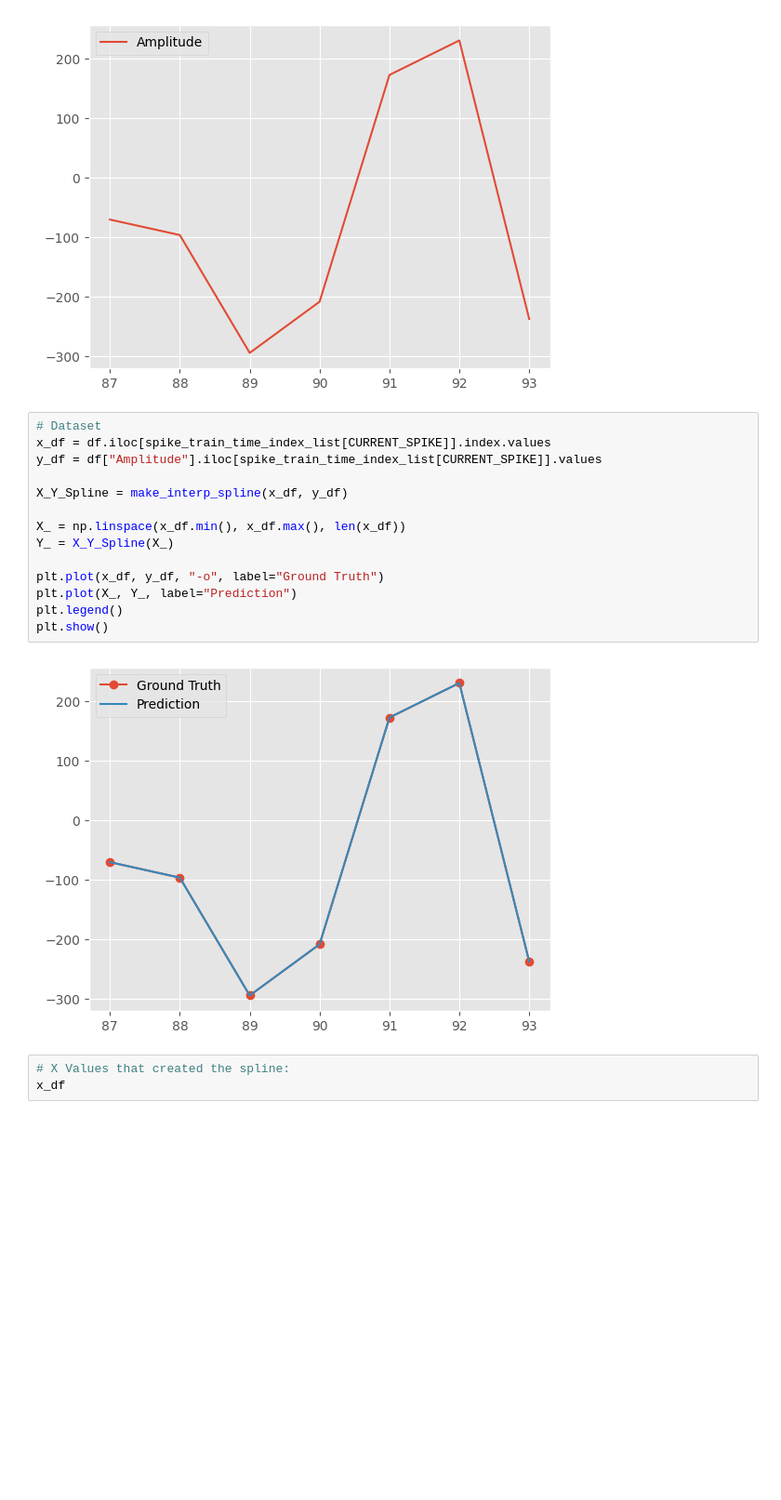
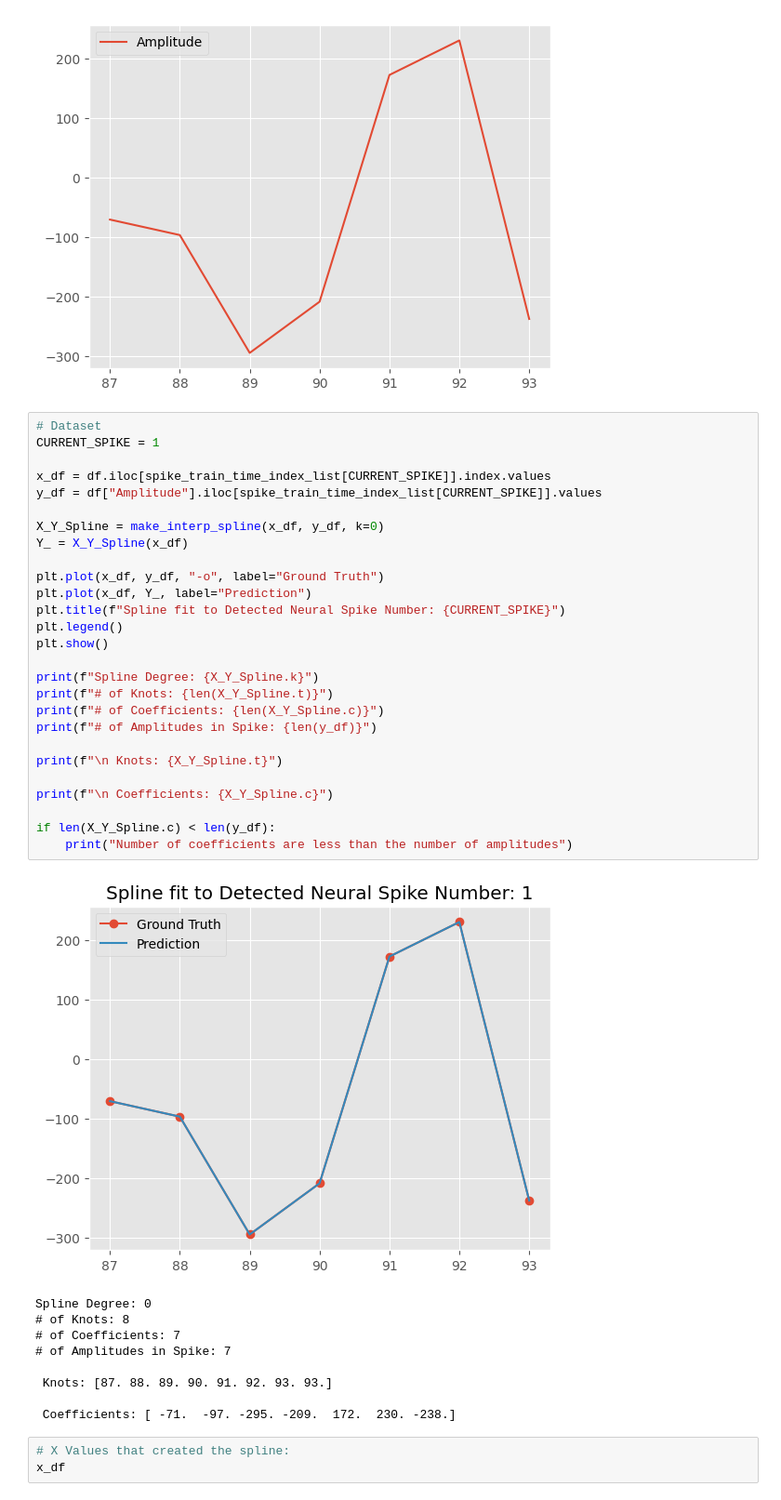
Before and after one commit to efwoods/Neuralink-Compression-Challenge, a Jupyter notebook: analysis/tutorials/polynomial-interpolation.ipynb, the cells around one changed output. Shown at 93% size. Drawn from its saved outputs; the diff is of its cells as text; blank space fills up the shorter version.

```diff
--- a/analysis/tutorials/polynomial-interpolation.ipynb
+++ b/analysis/tutorials/polynomial-interpolation.ipynb
@@ -733,20 +742,41 @@ df.iloc[spike_train_time_index_list[CURRENT_SPIKE]].plot()
 [figure]
 # %%
 # Dataset
+CURRENT_SPIKE = 1
+
 x_df = df.iloc[spike_train_time_index_list[CURRENT_SPIKE]].index.values
 y_df = df["Amplitude"].iloc[spike_train_time_index_list[CURRENT_SPIKE]].values
 
-X_Y_Spline = make_interp_spline(x_df, y_df)
-
-X_ = np.linspace(x_df.min(), x_df.max(), len(x_df))
-Y_ = X_Y_Spline(X_)
+X_Y_Spline = make_interp_spline(x_df, y_df, k=0)
+Y_ = X_Y_Spline(x_df)
 
 plt.plot(x_df, y_df, "-o", label="Ground Truth")
-plt.plot(X_, Y_, label="Prediction")
+plt.plot(x_df, Y_, label="Prediction")
+plt.title(f"Spline fit to Detected Neural Spike Number: {CURRENT_SPIKE}")
 plt.legend()
 plt.show()
+
+print(f"Spline Degree: {X_Y_Spline.k}")
+print(f"# of Knots: {len(X_Y_Spline.t)}")
+print(f"# of Coefficients: {len(X_Y_Spline.c)}")
+print(f"# of Amplitudes in Spike: {len(y_df)}")
+
+print(f"\n Knots: {X_Y_Spline.t}")
+
+print(f"\n Coefficients: {X_Y_Spline.c}")
+
+if len(X_Y_Spline.c) < len(y_df):
+    print("Number of coefficients are less than the number of amplitudes")
 # %% [output]
-[figure, old version]
+[figure, new version]
+Spline Degree: 0
+# of Knots: 8
+# of Coefficients: 7
+# of Amplitudes in Spike: 7
+
+ Knots: [87. 88. 89. 90. 91. 92. 93. 93.]
+
+ Coefficients: [ -71.  -97. -295. -209.  172.  230. -238.]
 # %%
 # X Values that created the spline:
 x_df
```
Also changed, not shown: parts of 31 cells of this notebook.
